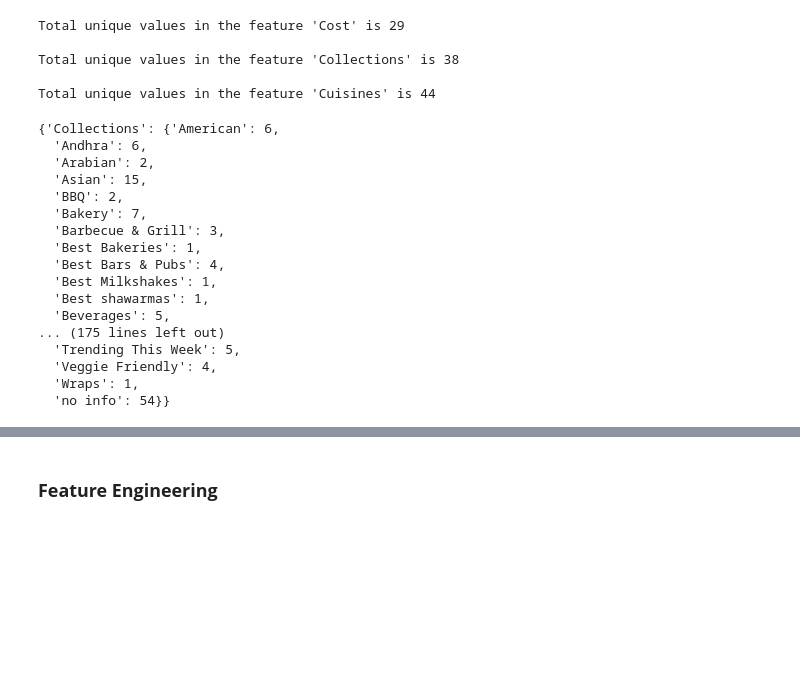
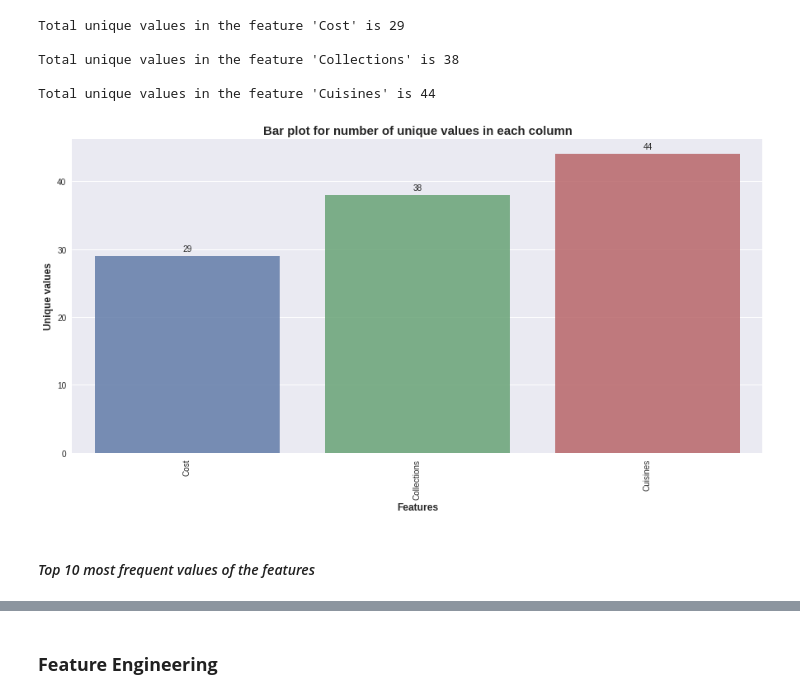
Before and after one commit to Selva-Subramanian/Zomato-restaurant-clustering-Sentiment-Analysis, a Jupyter notebook: ZOMATO_RESTAURANT_CLUSTERING_AND_SENTIMENT_ANALYSIS.ipynb, the cells around one changed output, grey strips where cells are left out. Cells and saved outputs as stored; diff of their text form; code cells hidden in the pictures; blank space fills up the shorter version.

```diff
--- a/ZOMATO_RESTAURANT_CLUSTERING_AND_SENTIMENT_ANALYSIS.ipynb
+++ b/ZOMATO_RESTAURANT_CLUSTERING_AND_SENTIMENT_ANALYSIS.ipynb
@@ -168,41 +193,65 @@ Total unique values in the feature 'Cost' is 29
 Total unique values in the feature 'Collections' is 38
 
 Total unique values in the feature 'Cuisines' is 44
+# %%
+#Counting unique value of features
+feature_names = ['Cost', 'Collections', 'Cuisines']
+cost = len(df1['Cost'].value_counts())
+collections = len(unique_list[0])
+cuisines = len(unique_list[1])
+feature_count = [cost, collections, cuisines]
+f, ax = plt.subplots(1,1, figsize=(15,7))
+
+splot = sns.barplot(x=feature_names, y=feature_count, alpha=0.8)
+for p in splot.patches:
+    splot.annotate(format(p.get_height(), '.0f'), (p.get_x() + p.get_width() / 2., p.get_height()), ha = 'center',
+                   va = 'center', xytext = (0, 9), textcoords = 'offset points')
+plt.title('Bar plot for number of unique values in each column',weight='bold', size=15)
+plt.ylabel('Unique values', size=12, weight='bold')
+plt.xlabel('Features', size=12, weight='bold')
+plt.xticks(rotation=90)
+plt.show()
+# %% [output]
+[figure, added]
 # %%
 # count of unique items in the features
 features = ['Collections', 'Cuisines']
+
+# initialize empty dictionaries
 unique_count = {}
-k = {}
 m = {}
+
+# update unique values of 'Cost' and its frequency of occurence
 for l in df1['Cost'].unique():
   m[l] = list(df1['Cost'].values).count(l)
 unique_count['Cost'] = m
 sum = 0
+
+# initialize empty lists
+collections_feature_list = []
+cuisines_feature_list = []
+
+# update unique values of 'Collections' and 'Cuisines'
 for i in unique_list:
+  if i == unique_list[0]:
+    df1[features[sum]] = df1[features[sum]].apply(lambda x: x.split(','))
+    df1[features[sum]].apply(lambda x: collections_feature_list.extend(x))
+    collections_feature_list = [x[1:] if x[0]==' ' else x[:] for x in collections_feature_list]
+  else:
+    df1[features[sum]] = df1[features[sum]].apply(lambda x: x.split(','))
+    df1[features[sum]].apply(lambda x: cuisines_feature_list.extend(x))
+    cuisines_feature_list = [x[1:] if x[0]==' ' else x[:] for x in cuisines_feature_list]
+
+  # empty dict for 'Collections' and 'Cuisines'
+  k = {}
+  # update frequency of occurence
+  for j in i:
+    if i == unique_list[0]:
+      k[j] = collections_feature_list.count(j)
+    else:
+      k[j] = cuisines_feature_list.count(j)
+  unique_count[features[sum]] = k
   feature_list = []
-  df1[features[sum]] = df1[features[sum]].apply(lambda x: x.split(','))
-  df1[features[sum]].apply(lambda x: feature_list.extend(x))
-  feature_list = [x[1:] if x[0]==' ' else x[:] for x in feature_list]
-  for j in i:
-    k[j] = feature_list.count(j)
-  unique_count[features[sum]] = k
   sum += 1
-unique_count
-# %% [output]
-{'Collections': {'American': 6,
-  'Andhra': 6,
-  'Arabian': 2,
-  'Asian': 15,
-  'BBQ': 2,
-  'Bakery': 7,
-  'Barbecue & Grill': 3,
-  'Best Bakeries': 1,
-  'Best Bars & Pubs': 4,
-  'Best Milkshakes': 1,
-  'Best shawarmas': 1,
-  'Beverages': 5,
-... (175 lines left out)
-  'Trending This Week': 5,
-  'Veggie Friendly': 4,
-  'Wraps': 1,
-  'no info': 54}}
+# %% [markdown]
+#### *Top 10 most frequent values of the features*
```
Also changed, not shown: parts of 23 cells of this notebook.
